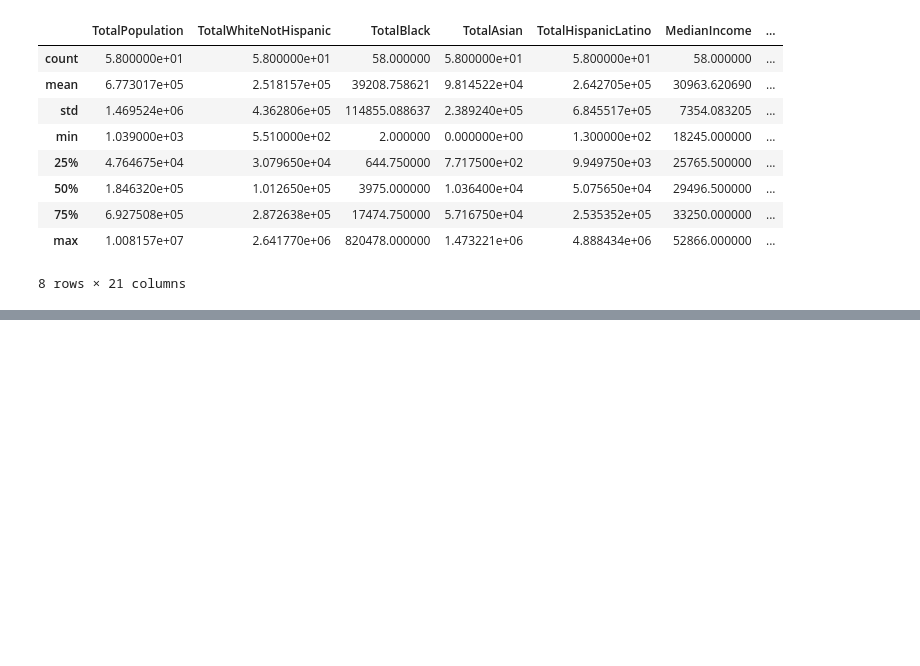
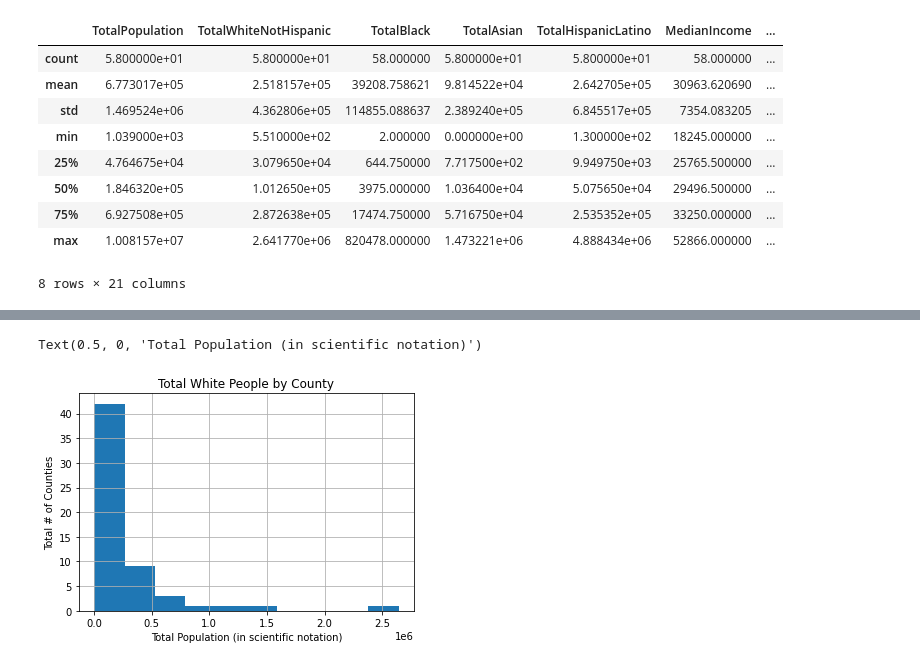
Before and after one commit to joelbray/team-103-project, a Jupyter notebook: census_eda_plus_merged_table_eda.ipynb, the cells around one changed output, grey strips where cells are left out. Cells and saved outputs as stored; diff of their text form; code cells hidden in the pictures; blank space fills up the shorter version.

```diff
--- a/census_eda_plus_merged_table_eda.ipynb
+++ b/census_eda_plus_merged_table_eda.ipynb
@@ -71,2 +73,10 @@ _ = df.TotalWhiteNotHispanic.hist()
+# %%
+_ = df.TotalWhiteNotHispanic.hist()
+plt.title('Total White People by County')
+plt.ylabel('Total # of Counties')
+plt.xlabel('Total Population (in scientific notation)')
+# %% [output]
+Text(0.5, 0, 'Total Population (in scientific notation)')
+[figure, added]
 # %%
 _ = df.TotalBlack.hist()
```
Also changed, not shown: parts of 24 cells of this notebook.
